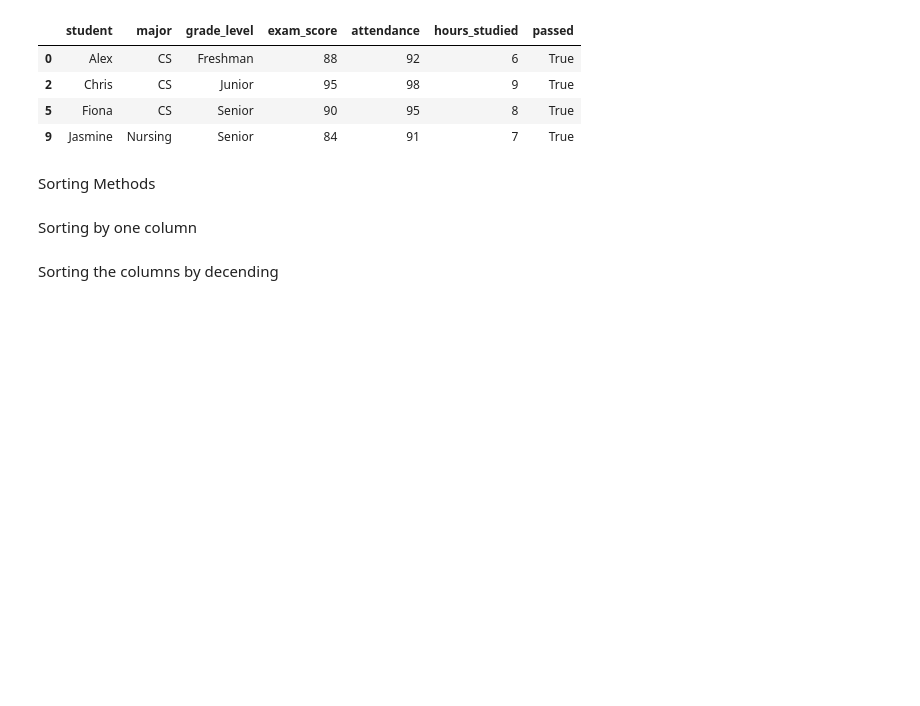
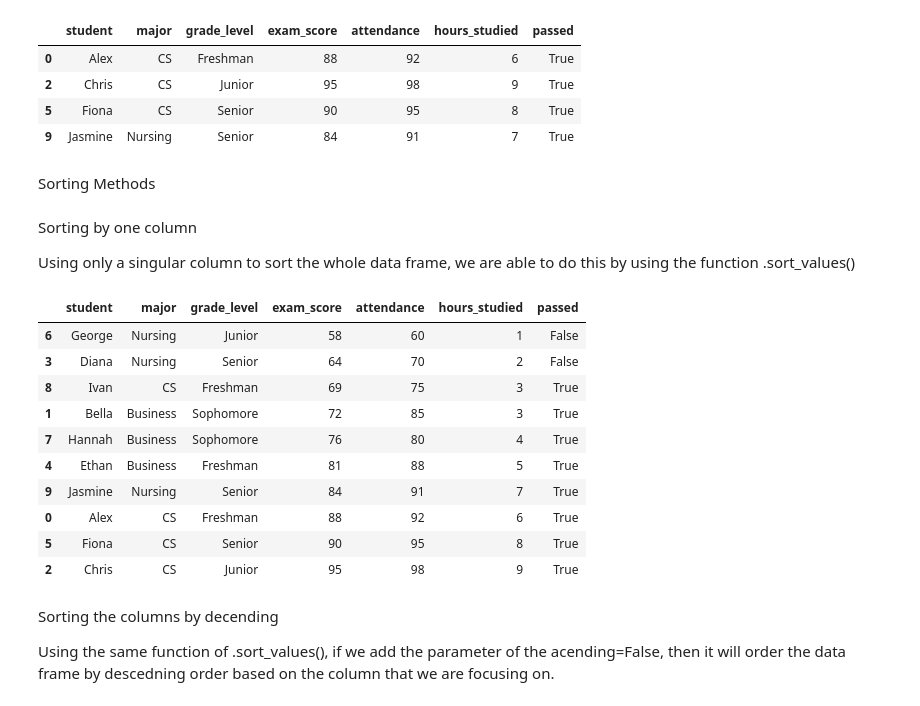
Before and after one commit to JoshPatNava/Data-Cleaning-Preparation, a Jupyter notebook: Filtering_Sorting/filtering_sorting.ipynb, the cells around one changed output. Drawn from its saved outputs; the diff is of its cells as text; code cells hidden in the pictures; blank space fills up the shorter version.

Commit message:
Finished the FilteringSort Notebook

```diff
--- a/Filtering_Sorting/filtering_sorting.ipynb
+++ b/Filtering_Sorting/filtering_sorting.ipynb
@@ -175,7 +175,32 @@ query_method
 | 9 | Jasmine | Nursing | Senior | 84 | 91 | 7 | True |
 # %% [markdown]
 Sorting Methods
+# %%
+# Create a copy of the dataframe for the sorting methods
+
+sort_df = data.copy()
 # %% [markdown]
 Sorting by one column
+
+Using only a singular column to sort the whole data frame, we are able to do this by using the function .sort_values()
+# %%
+# Sort the dataframe by the students exam score in ascending order
+
+lowest_score =  sort_df.sort_values(by = ['exam_score'])
+lowest_score
+# %% [output]
+|  | student | major | grade_level | exam_score | attendance | hours_studied | passed |
+| 6 | George | Nursing | Junior | 58 | 60 | 1 | False |
+| 3 | Diana | Nursing | Senior | 64 | 70 | 2 | False |
+| 8 | Ivan | CS | Freshman | 69 | 75 | 3 | True |
+| 1 | Bella | Business | Sophomore | 72 | 85 | 3 | True |
+| 7 | Hannah | Business | Sophomore | 76 | 80 | 4 | True |
+| 4 | Ethan | Business | Freshman | 81 | 88 | 5 | True |
+| 9 | Jasmine | Nursing | Senior | 84 | 91 | 7 | True |
+| 0 | Alex | CS | Freshman | 88 | 92 | 6 | True |
+| 5 | Fiona | CS | Senior | 90 | 95 | 8 | True |
+| 2 | Chris | CS | Junior | 95 | 98 | 9 | True |
 # %% [markdown]
 Sorting the columns by decending
+
+Using the same function of .sort_values(), if we add the parameter of the acending=False, then it will order the data frame by descedning order based on the column that we are focusing on.
```
Also changed, not shown: parts of 11 cells of this notebook.
